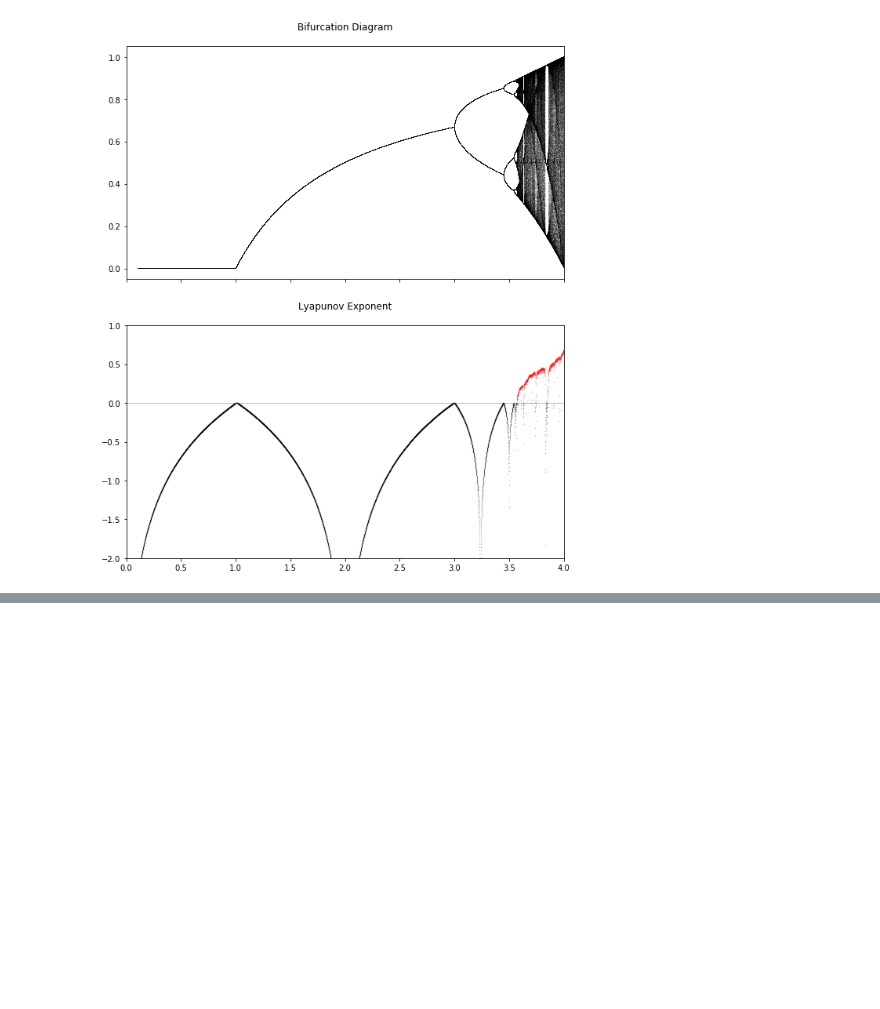
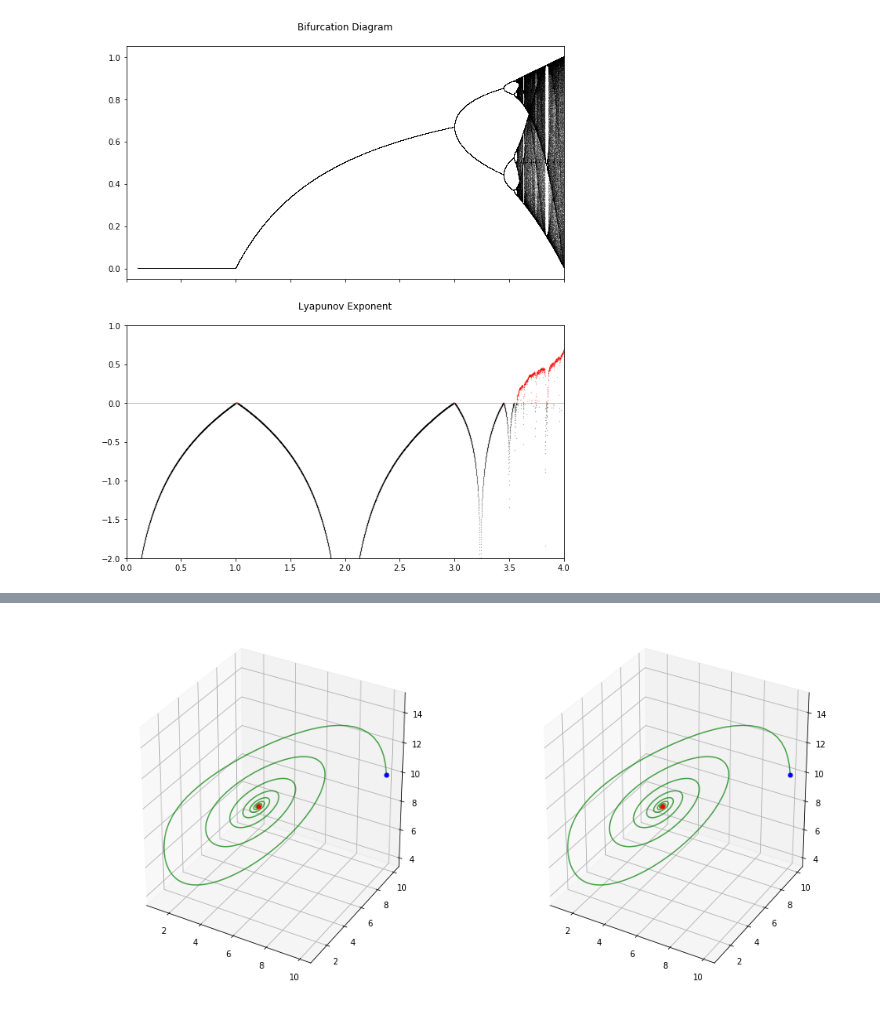
Before and after one commit to TUM-MLCMS/mlcms-3, a Jupyter notebook: Task 4.ipynb, the cells around one changed output, grey strips where cells are left out. Cells and saved outputs as stored; diff of their text form; code cells hidden in the pictures; blank space fills up the shorter version.

```diff
--- a/Task 4.ipynb
+++ b/Task 4.ipynb
@@ -177,0 +232,12 @@ lorenz(ax=ax3, rho = 0.5, state0 = [10.0 + 0.00000001, 10.0, 10.0])
+# %%
+fig = plt.figure(figsize=(16, 8))
+
+ax2 = fig.add_subplot(1, 2, 1, projection='3d')
+lorenz(ax=ax2, t = np.arange(0.0, 1000, 0.01), r = 10)
+once=True
+
+ax3 = fig.add_subplot(1, 2, 2, projection='3d')
+lorenz(ax=ax3, t = np.arange(0.0, 1000, 0.01), r = 10, state0 = [10.0 + 0.00000001, 10.0, 10.0])
+once=True
+# %% [output]
+[figure, added]
```
Also changed, not shown: parts of 3 cells of this notebook.
